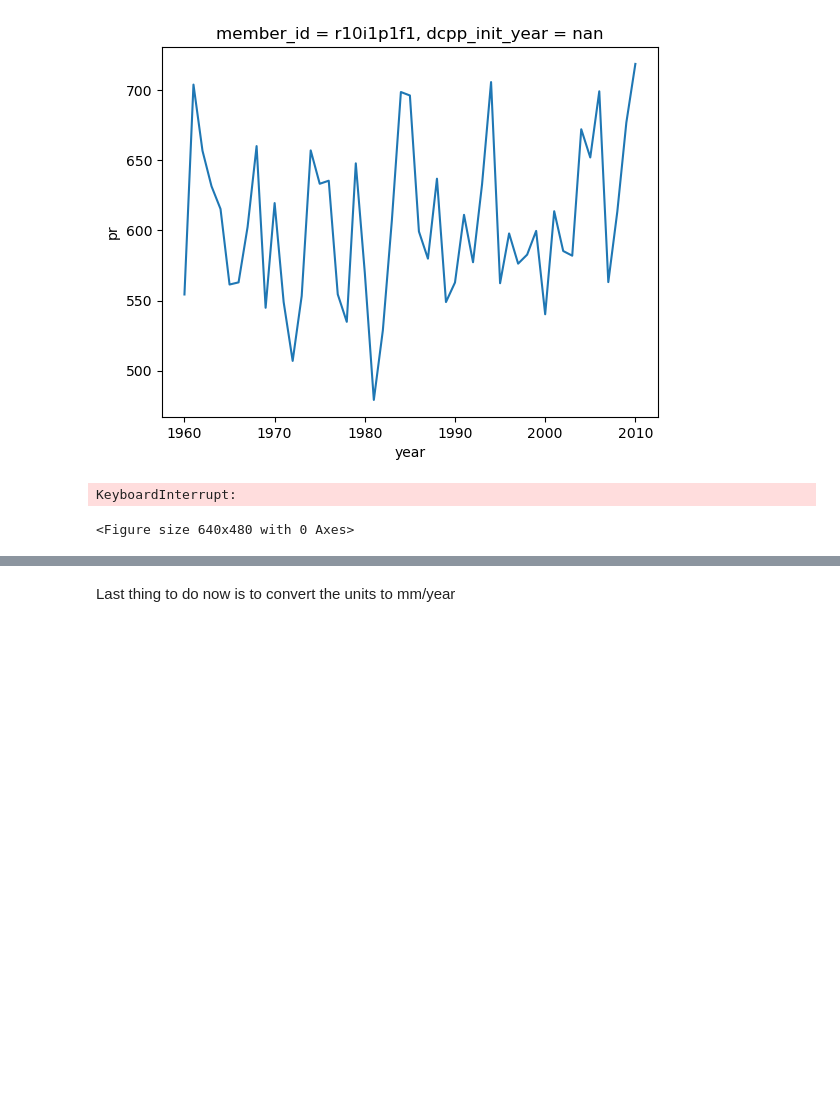
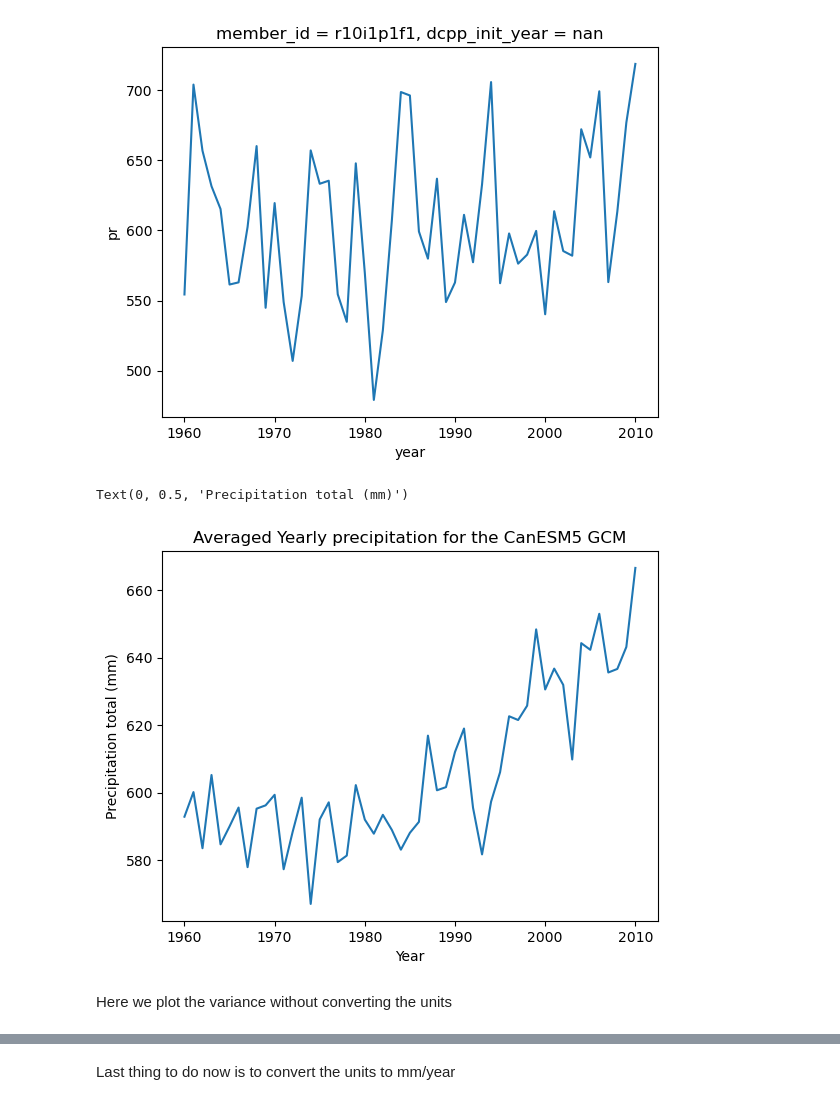
Before and after one commit to BenFarris18/Directed__Studies, a Jupyter notebook: Historical_Data.ipynb, the cells around one changed output, grey strips where cells are left out. Cells and saved outputs as stored; diff of their text form; code cells hidden in the pictures; blank space fills up the shorter version.

```diff
--- a/Historical_Data.ipynb
+++ b/Historical_Data.ipynb
@@ -189,15 +78,18 @@ test2.mean(['lon', 'lat']).pr.plot()
 [<matplotlib.lines.Line2D at 0x...>]
 [figure]
 # %%
+bc_dset = xr.open_dataset('can_bc_dset.nc')
 mean_precip = bc_dset.groupby('time.year').mean('time').mean(['lon', 'lat'])*86400*365
 plt.figure()
 mean_precip.mean('member_id').pr.plot()
 plt.title("Averaged Yearly precipitation for the CanESM5 GCM")
 plt.xlabel('Year')
 plt.ylabel('Precipitation total (mm)')
 # %% [output]
-KeyboardInterrupt:
+Text(0, 0.5, 'Precipitation total (mm)')
-<Figure size 640x480 with 0 Axes>
+[figure, added]
+# %% [markdown]
+Here we plot the variance without converting the units
 # %%
 var_precip = bc_dset.groupby('time.year').mean('time').mean(['lon', 'lat'])
 var_precip.var('member_id').pr.plot()
```
Also changed, not shown: parts of 15 cells of this notebook, 3 other files.
